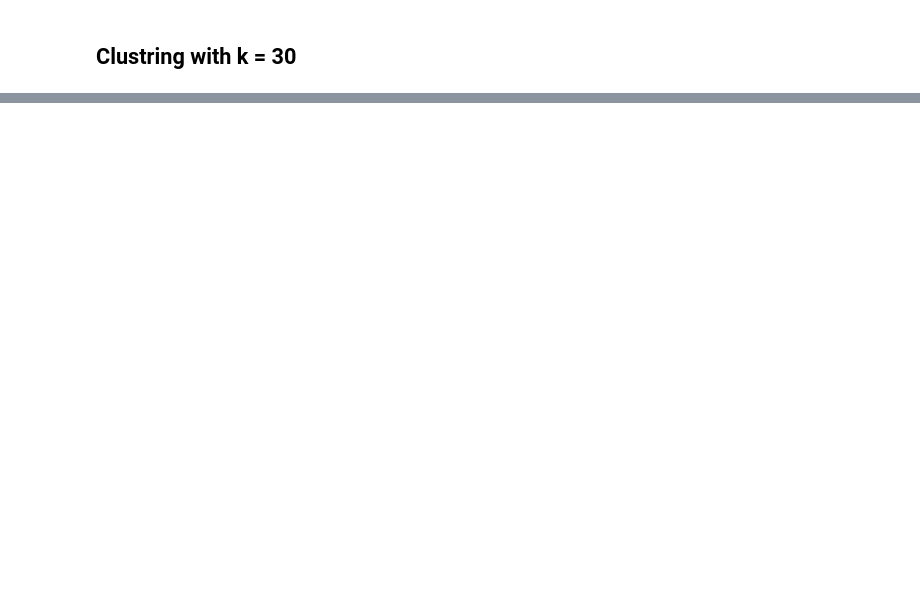
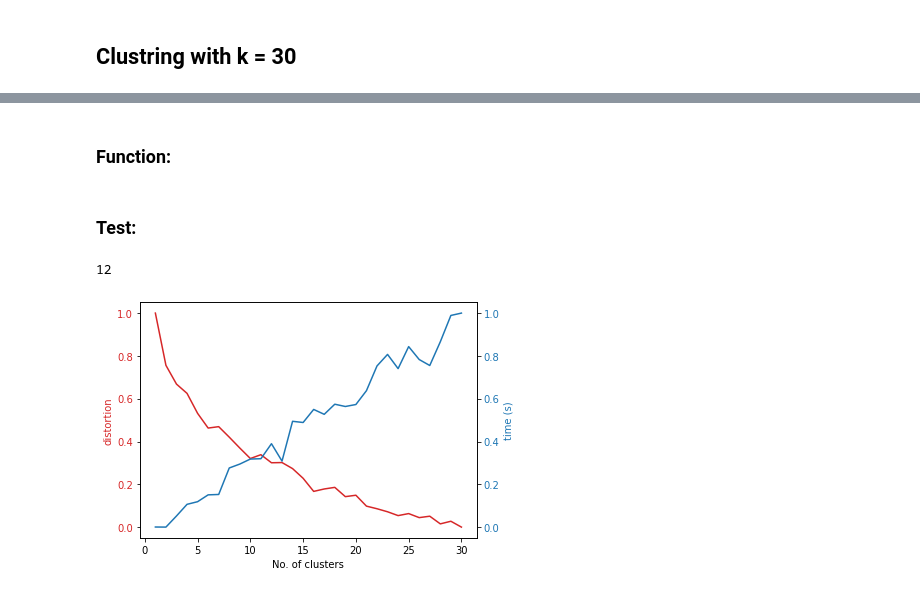
Before and after one commit to smohammadhejazi/recommendation-as-a-service, a Jupyter notebook: colab/kmodes.ipynb, the cells around one changed output, grey strips where cells are left out. Saved outputs shown, nothing was run; the diff lists cells and outputs as text; code cells hidden in the pictures; blank space fills up the shorter version.

```diff
--- a/colab/kmodes.ipynb
+++ b/colab/kmodes.ipynb
@@ -308,0 +282,54 @@ clustered_users.head(5)
+# %% [markdown]
+### Function:
+# %%
+def elbow_method(data):
+  cost = []
+  fit_time = []
+  for k_clusters in range(1, int(math.sqrt(data.shape[0])) + 1):
+    kmode = KModes(n_clusters=k_clusters, init="random", n_init=5, verbose=0)
+
+    start = time.perf_counter()
+    cluster_labels = kmode.fit_predict(data)
+    end = time.perf_counter()
+
+    cost.append(kmode.cost_)
+    fit_time.append(end - start)
+
+  np_cost = np.array([cost])
+  np_fit_time = np.array([fit_time])
+  cost_normalized = (np_cost - np.amin(np_cost)) / (np.amax(np_cost) - np.amin(np_cost))
+  fit_time_normalized = (np_fit_time - np.amin(np_fit_time)) / (np.amax(np_fit_time) - np.amin(np_fit_time))
+
+  for i in range(cost_normalized.size):
+    if cost_normalized[0][i] <= fit_time_normalized[0][i]:
+      return i + 1, cost_normalized, fit_time_normalized, np_cost, np_fit_time
+  return -1
+# %% [markdown]
+### Test:
+# %%
+optimal_n_cluster, cost_normalized, fit_time_normalized, np_cost, np_fit_time = elbow_method(users)
+# %%
+print(optimal_n_cluster)
+# %% [output]
+12
+# %%
+k_clusters = range(1, int(math.sqrt(users.shape[0])) + 1)
+fig, ax1 = plt.subplots()
+
+color = 'tab:red'
+ax1.set_xlabel('No. of clusters')
+ax1.set_ylabel('distortion', color=color)
+ax1.plot(k_clusters, cost_normalized[0], color=color)
+ax1.tick_params(axis='y', labelcolor=color)
+
+ax2 = ax1.twinx()
+
+color = 'tab:blue'
+ax2.set_ylabel('time (s)', color=color)
+ax2.plot(k_clusters, fit_time_normalized[0], color=color)
+ax2.tick_params(axis='y', labelcolor=color)
+
+fig.tight_layout()
+plt.show()
+# %% [output]
+[figure, added]
```
Also changed, not shown: parts of 26 cells of this notebook.
